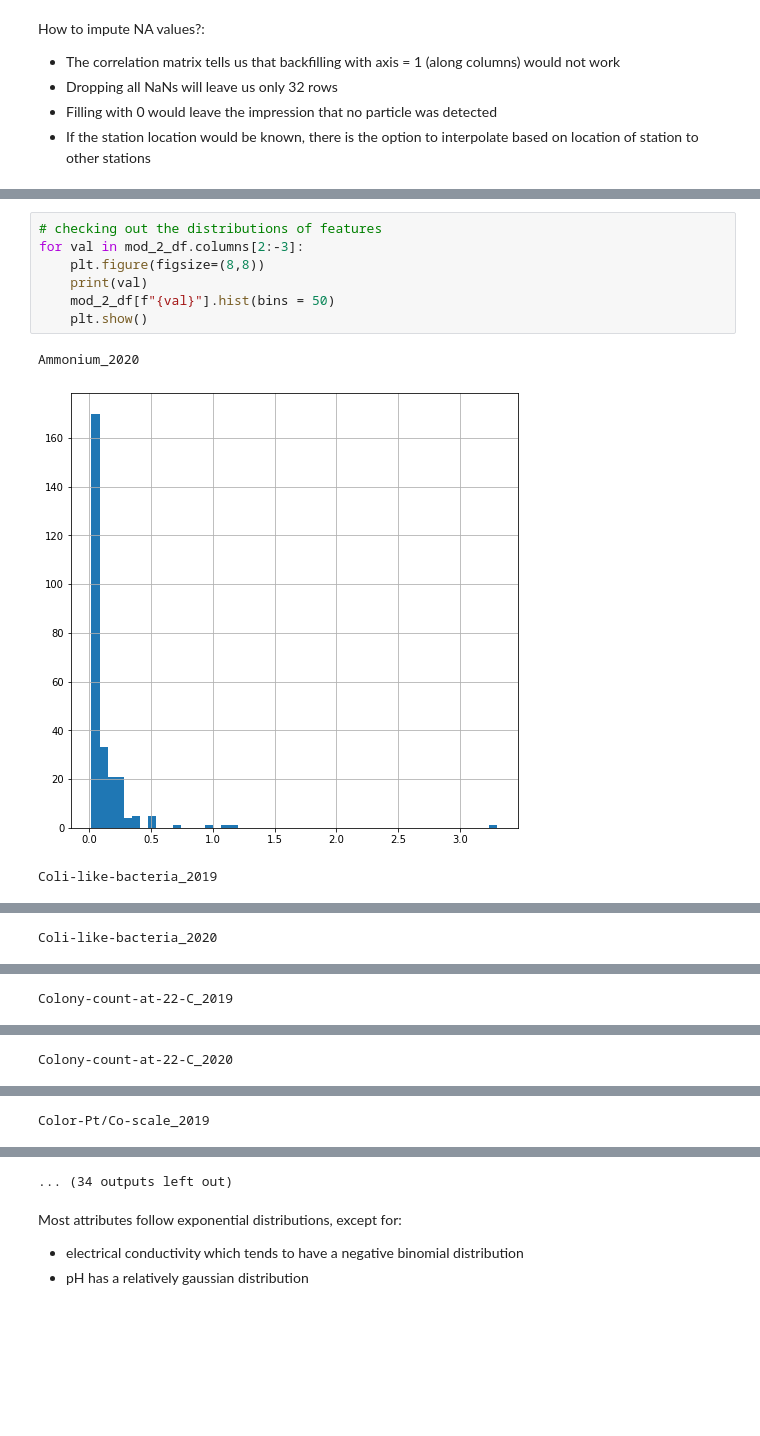
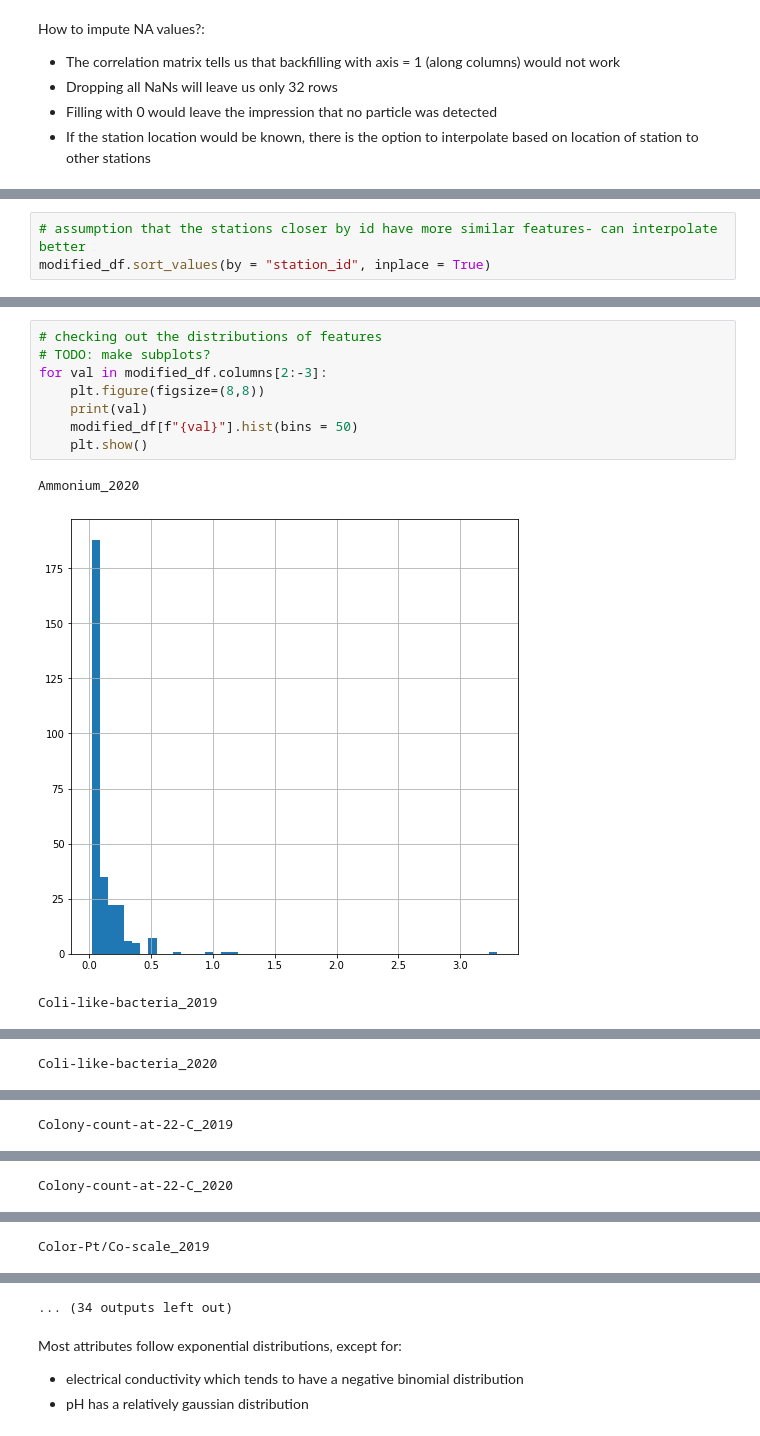
Before and after one commit to qetdr/xAutoML-Project1, a Jupyter notebook: Data cleaning.ipynb, the cells around one changed output, grey strips where cells are left out. Cells and saved outputs as stored; diff of their text form; blank space fills up the shorter version.

```diff
--- a/Data cleaning.ipynb
+++ b/Data cleaning.ipynb
@@ -116,0 +123,3 @@ How to impute NA values?:
+# %%
+# assumption that the stations closer by id have more similar features- can interpolate better
+modified_df.sort_values(by = "station_id", inplace = True)
@@ -117,11 +137,12 @@ How to impute NA values?:
 # %%
 # checking out the distributions of features
-for val in mod_2_df.columns[2:-3]:
+# TODO: make subplots?
+for val in modified_df.columns[2:-3]:
     plt.figure(figsize=(8,8))
     print(val)
-    mod_2_df[f"{val}"].hist(bins = 50)
+    modified_df[f"{val}"].hist(bins = 50)
     plt.show()
 # %% [output]
 Ammonium_2020
-[figure, old version]
+[figure, new version]
 Coli-like-bacteria_2019
```
Also changed, not shown: parts of 28 cells of this notebook, 14 other files.
